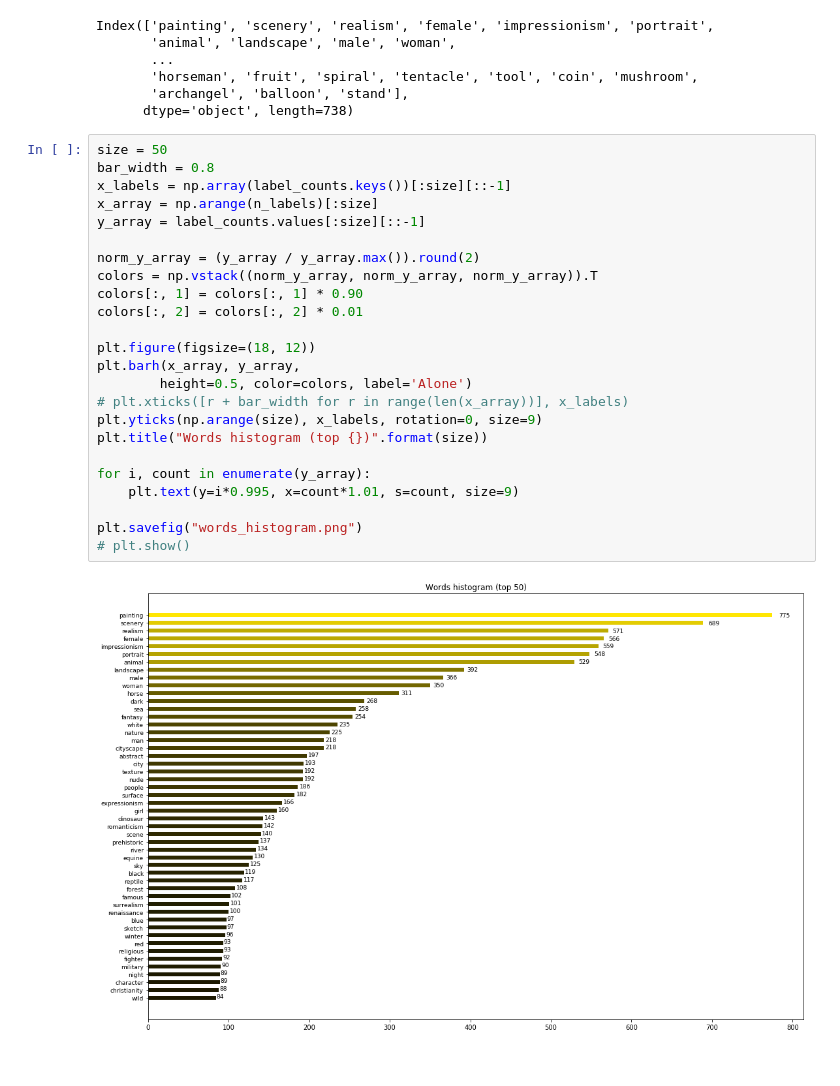
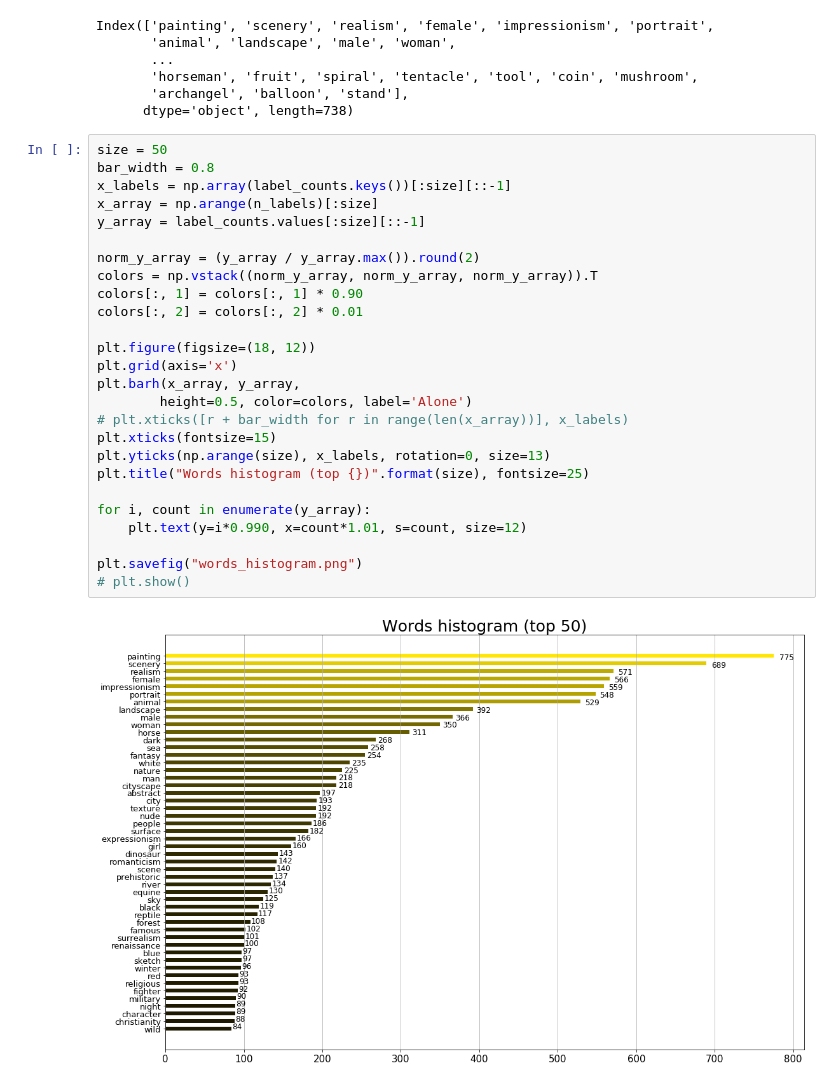
Before and after one commit to azmiozgen/text2painting, a Jupyter notebook: notebooks/label_analysis.ipynb, the cells around one changed output. Saved outputs shown, nothing was run; the diff lists cells and outputs as text.

Commit message:
Increase words histogram fontsize

```diff
--- a/notebooks/label_analysis.ipynb
+++ b/notebooks/label_analysis.ipynb
@@ -52,26 +52,28 @@ Index(['painting', 'scenery', 'realism', 'female', 'impressionism', 'portrait',
 # %%
 size = 50
 bar_width = 0.8
 x_labels = np.array(label_counts.keys())[:size][::-1]
 x_array = np.arange(n_labels)[:size]
 y_array = label_counts.values[:size][::-1]
 
 norm_y_array = (y_array / y_array.max()).round(2)
 colors = np.vstack((norm_y_array, norm_y_array, norm_y_array)).T
 colors[:, 1] = colors[:, 1] * 0.90
 colors[:, 2] = colors[:, 2] * 0.01
 
 plt.figure(figsize=(18, 12))
+plt.grid(axis='x')
 plt.barh(x_array, y_array,
         height=0.5, color=colors, label='Alone')
 # plt.xticks([r + bar_width for r in range(len(x_array))], x_labels)
-plt.yticks(np.arange(size), x_labels, rotation=0, size=9)
-plt.title("Words histogram (top {})".format(size))
+plt.xticks(fontsize=15)
+plt.yticks(np.arange(size), x_labels, rotation=0, size=13)
+plt.title("Words histogram (top {})".format(size), fontsize=25)
 
 for i, count in enumerate(y_array):
-    plt.text(y=i*0.995, x=count*1.01, s=count, size=9)
+    plt.text(y=i*0.990, x=count*1.01, s=count, size=12)
 
 plt.savefig("words_histogram.png")
 # plt.show()
 # %% [output]
-[figure, old version]
+[figure, new version]
```
Also changed, not shown: 1 other file.
